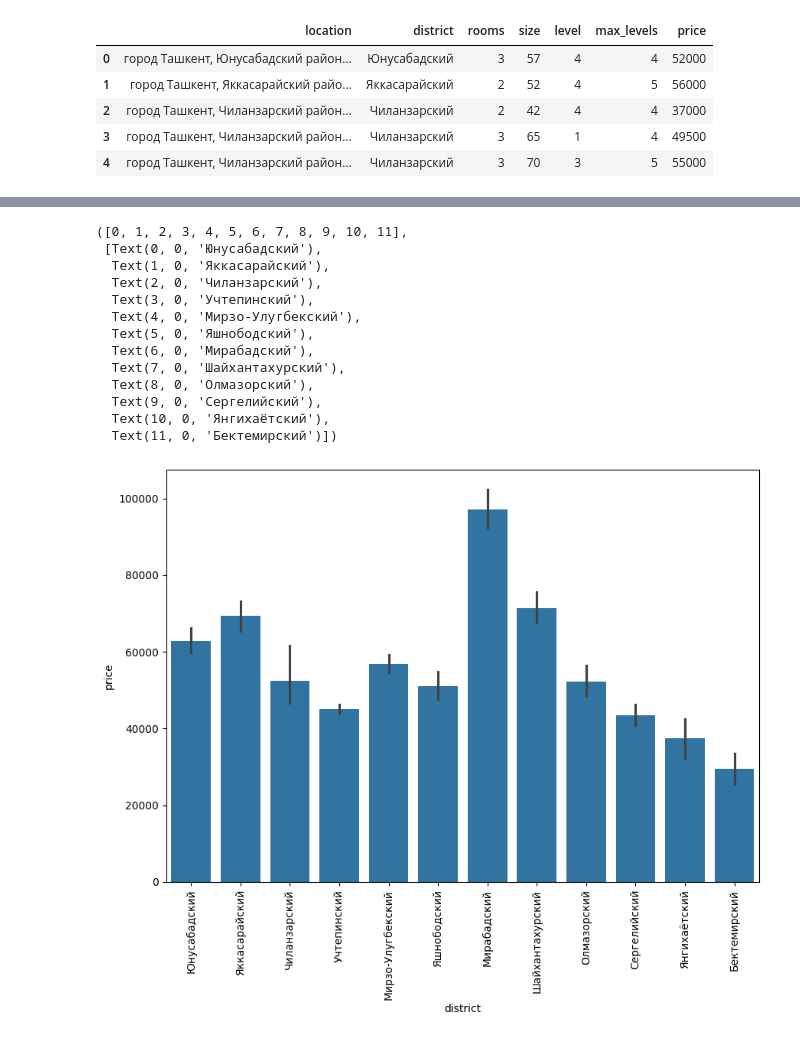
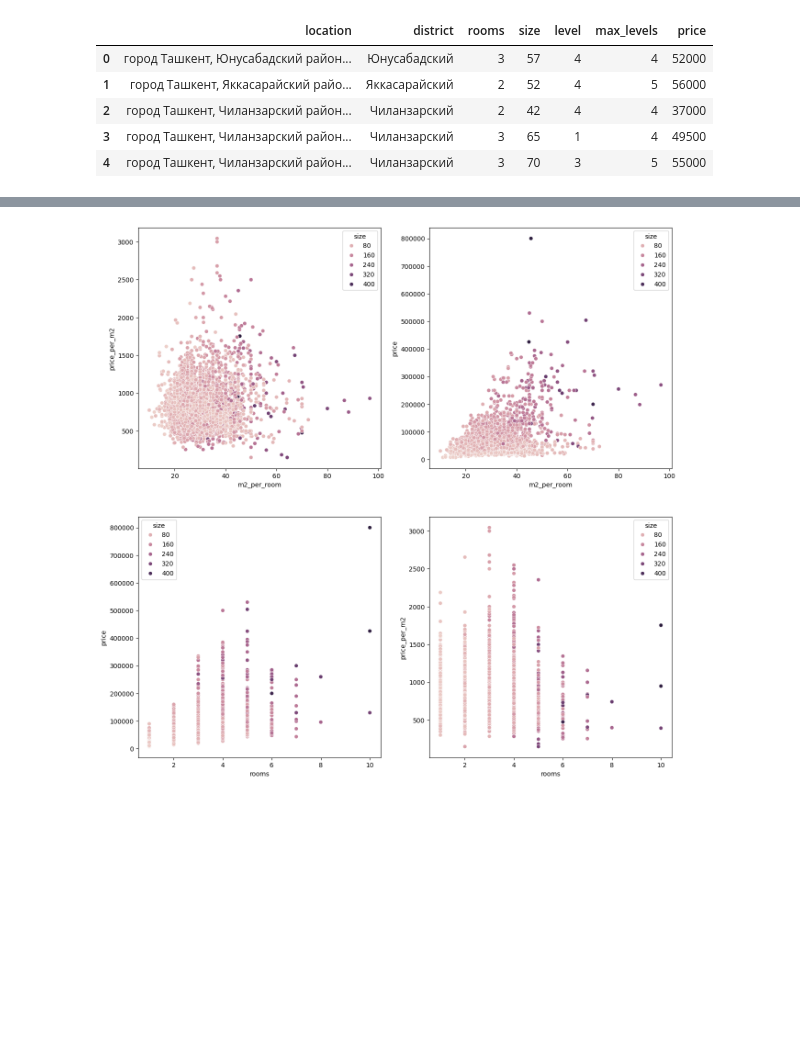
Before and after one commit to usmonaliyev99/ml-tutorials, a Jupyter notebook: 6.ml-steps/6.ipynb, the cells around one changed output, grey strips where cells are left out. Drawn from its saved outputs; the diff is of its cells as text; code cells hidden in the pictures; blank space fills up the shorter version.

```diff
--- a/6.ml-steps/6.ipynb
+++ b/6.ml-steps/6.ipynb
@@ -94,23 +46,0 @@ df[df.district == 'Юнусабадский'].sort_values('price')
-# %%
-import seaborn as sns
-import matplotlib.pyplot as plt
-
-plt.figure(figsize=(10, 7))
-sns.barplot(data=df, x='district', y='price')
-plt.xticks(rotation=90)
-# plt.show()
-# %% [output]
-([0, 1, 2, 3, 4, 5, 6, 7, 8, 9, 10, 11],
- [Text(0, 0, 'Юнусабадский'),
-  Text(1, 0, 'Яккасарайский'),
-  Text(2, 0, 'Чиланзарский'),
-  Text(3, 0, 'Учтепинский'),
-  Text(4, 0, 'Мирзо-Улугбекский'),
-  Text(5, 0, 'Яшнободский'),
-  Text(6, 0, 'Мирабадский'),
-  Text(7, 0, 'Шайхантахурский'),
-  Text(8, 0, 'Олмазорский'),
-  Text(9, 0, 'Сергелийский'),
-  Text(10, 0, 'Янгихаётский'),
-  Text(11, 0, 'Бектемирский')])
-[figure, removed]
@@ -116,0 +63,16 @@ plt.xticks(rotation=90)
+# %%
+import matplotlib.pyplot as plt
+import seaborn as sns
+
+data = df
+
+fig, ax = plt.subplots(2, 2, figsize=(15, 15))
+
+sns.scatterplot(data=data, x='m2_per_room', y='price_per_m2', ax=ax[0, 0], hue='size')
+sns.scatterplot(data=data, x='m2_per_room', y='price', ax=ax[0, 1], hue='size')
+sns.scatterplot(data=data, x='rooms', y='price', ax=ax[1, 0], hue='size')
+sns.scatterplot(data=data, x='rooms', y='price_per_m2', ax=ax[1, 1], hue='size')
+
+plt.show()
+# %% [output]
+[figure, added]
```
Also changed, not shown: parts of 10 cells of this notebook.
